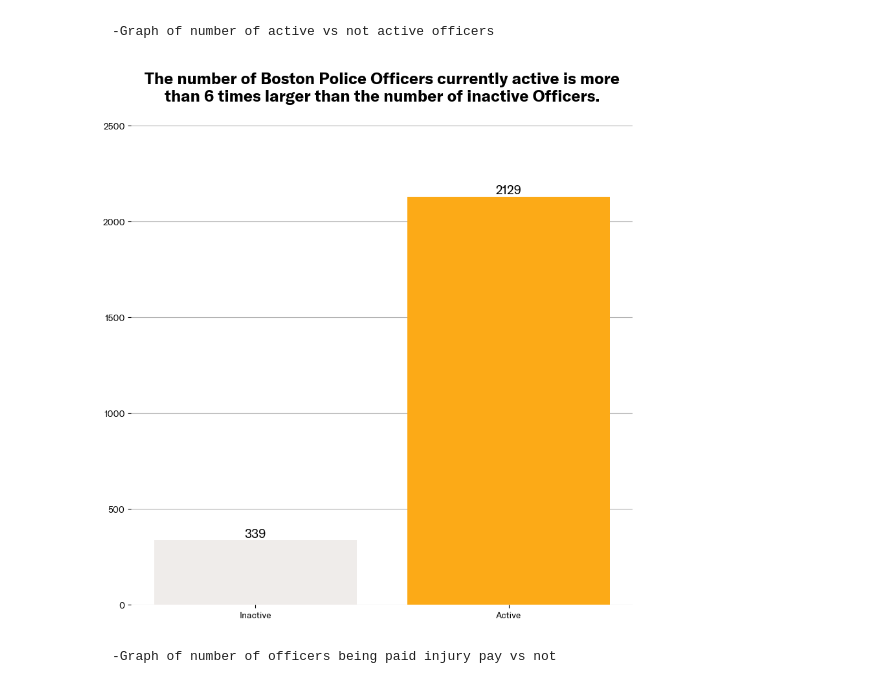
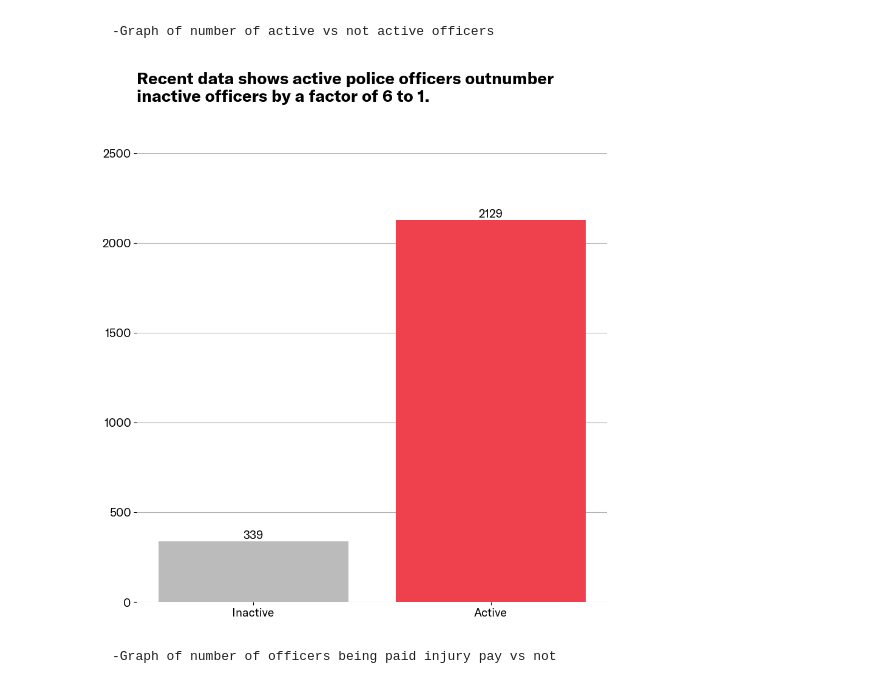
Before and after one commit to yap-ryan/ds-aclu-police-budget-analysis, a Jupyter notebook: fall22-team-2/7. Number of Police Officers Active, Medical Leave, etc..ipynb, the cells around one changed output. Cells and saved outputs as stored; diff of their text form; code cells hidden in the pictures.

Commit message:
Updates to finalized graphs

```diff
--- a/fall22-team-2/7. Number of Police Officers Active, Medical Leave, etc..ipynb
+++ b/fall22-team-2/7. Number of Police Officers Active, Medical Leave, etc..ipynb
@@ -116,37 +116,37 @@ colors = ["#FCAA17", "#FCAA17", "#EF404E",'#552564','#0055AA',
 
 
 # make data
 x = ['Inactive', 'Active']
 y = [len(inactive_bpd),len(active_bpd)]
 
 # plot
 fig, ax = plt.subplots()
 
 fig.set_figheight(10)
 fig.set_figwidth(10)
 
 
-cont = ax.bar(x,y, color=["#EFECEA","#FCAA17"])
+cont = ax.bar(x,y, color=["#BBBBBB","#EF404E"])
 ax.set(ylim=(0, 2600),yticks=range(0,2600,500))
 #plt.xlabel(f'Current HR Status',font=fpath, fontsize=16)
 #plt.ylabel(f'Number of Boston Police Officers',font=fpath, fontsize=16)
-plt.title(f'The number of Boston Police Officers currently active is more\nthan 6 times larger than the number of inactive Officers.',font=fpath_bold,fontsize=18)
+plt.title(f'Recent data shows active police officers outnumber\ninactive officers by a factor of 6 to 1.',font=fpath_bold,fontsize=20, loc='left', pad=40)
 
 ax.set_axisbelow(True)
 plt.grid(axis='y')
 
 ax.bar_label(container=cont, labels=y,fontsize=14,font=fpath)
 
+plt.rcParams.update({'font.size': 14})
 plt.xticks(font=fpath)
 plt.yticks(font=fpath)
-
 
 for pos in ['right', 'top', 'bottom', 'left']:
    plt.gca().spines[pos].set_visible(False)
 fig.savefig('./Hayden_Images/7/The number of Boston Police Officers currently active is more than 6 times larger than the number of inactive Officers.png')
 plt.show()
 # %% [output]
-[figure, old version]
+[figure, new version]
 # %% [markdown]
     -Graph of number of officers being paid injury pay vs not
 # %%
```
Also changed, not shown: parts of 9 cells of this notebook, 15 other files.
